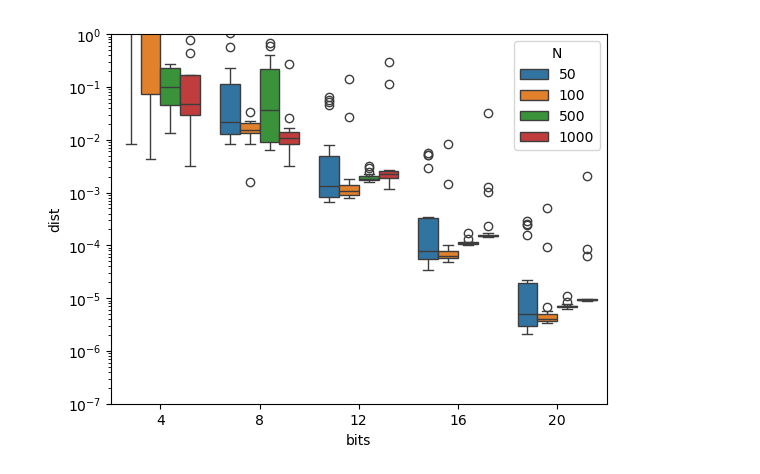
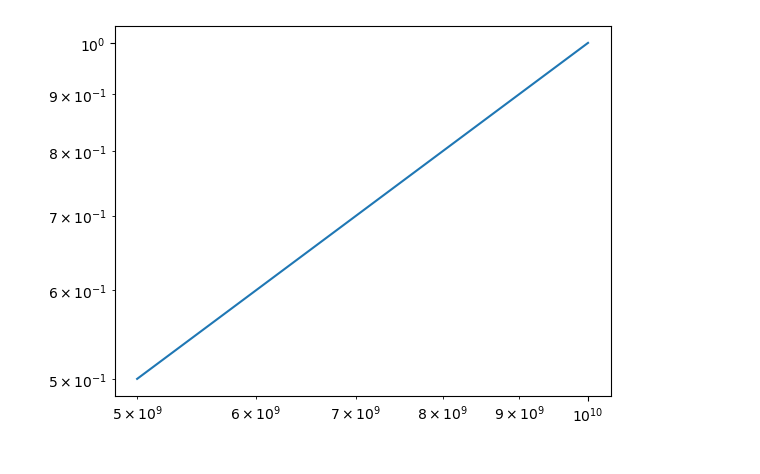
Before and after one commit to mxburns2022/PDDyn.jl, a Jupyter notebook: visualization.ipynb, the cells around one changed output. Saved outputs shown, nothing was run; the diff lists cells and outputs as text; code cells hidden in the pictures.

```diff
--- a/visualization.ipynb
+++ b/visualization.ipynb
@@ -1,15 +53,30 @@
 # %%
 import pandas as pd
 import matplotlib.pyplot as plt
 import numpy as np
 import seaborn as sns
-df = pd.read_csv('test.csv')
-ax=sns.boxplot(df,
-                   x='bits',
-                   hue='N',
-                   y='dist',
-                   palette=sns.color_palette())
-ax.set_ylim(1e-7, 1)
+# df = pd.read_csv('test.csv')
+# ax=sns.boxplot(df,
+#                    x='bits',
+#                    hue='N',
+#                    y='dist',
+#                    palette=sns.color_palette())
+# ax.set_ylim(1e-7, 1)
+# ax.set_yscale('log')
+x = np.linspace(5e9, 10e9, 50)
+P = 10e3 # per cm sq
+Ic = 160e-6
+hbar = 6.626e-34 / (2 * np.pi)
+e = 1.6e-19
+phi_0 = np.pi * hbar / e
+def get_flux(I_dc):
+    return I_dc / P
+get_flux = np.vectorize(get_flux)
+Lsquid = hbar / (2 * e * Ic)  / np.abs(np.cos(np.pi * get_flux(10e-6) / phi_0))
+w0 = 7.5e9 * x * (1 + (Lsquid + 7.5e-12 / 2) / 101e-12)
+w0 /= w0.max()
+ax=sns.lineplot(x=x, y=w0)
+ax.set_xscale('log')
 ax.set_yscale('log')
 # %% [output]
-[figure, old version]
+[figure, new version]
```
Also changed, not shown: parts of 1 cell of this notebook, 6 other files.
